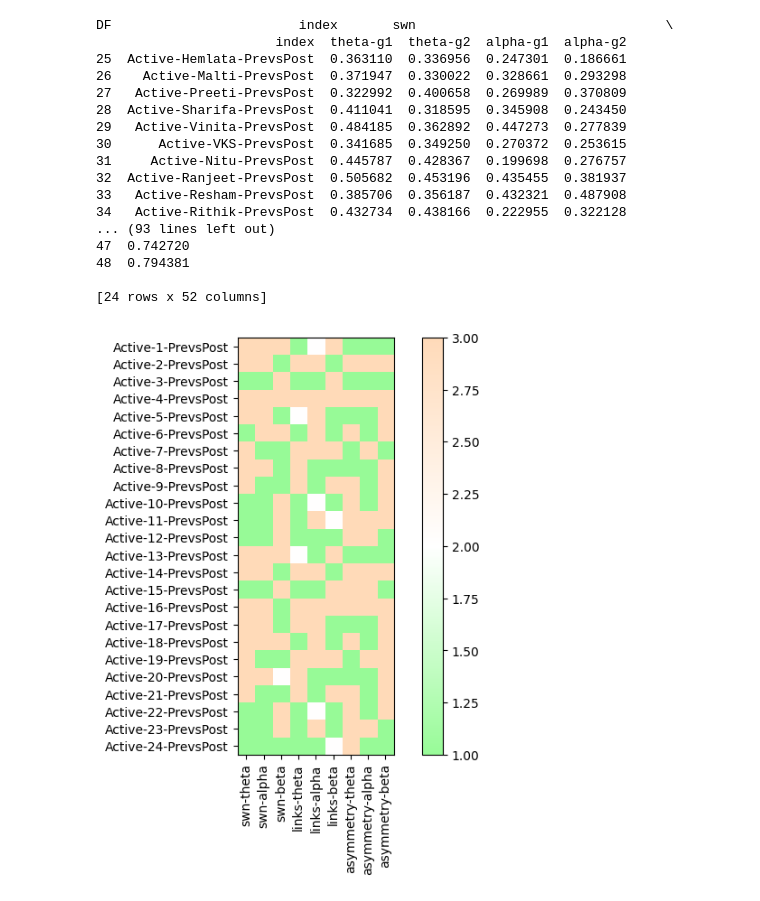
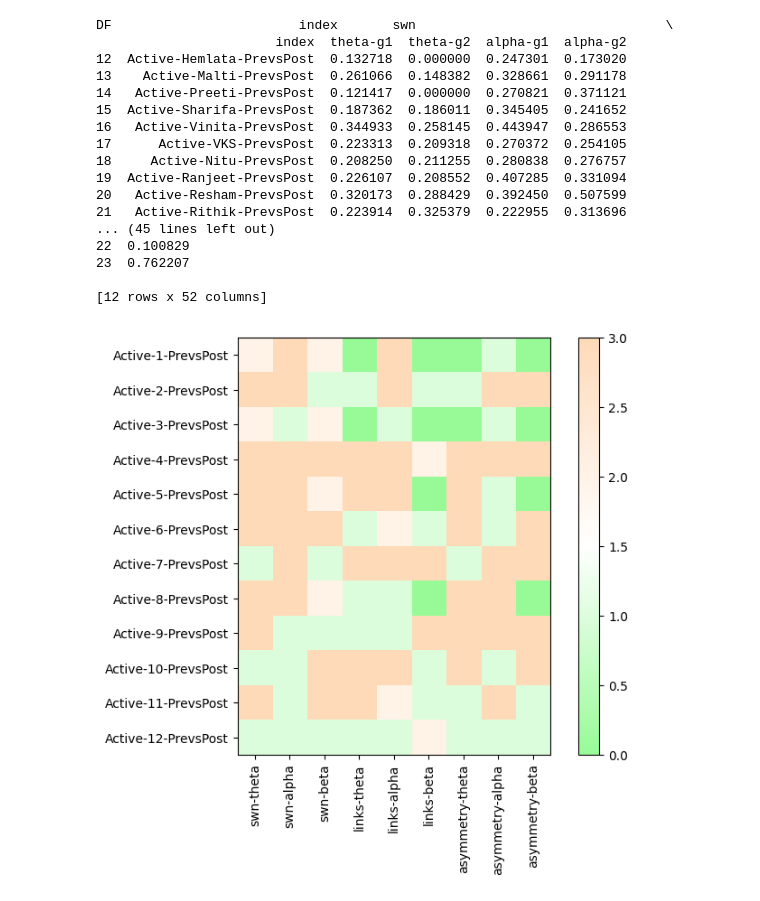
Before and after one commit to vishwanisingh/Depression-tDCS-Analysis, a Jupyter notebook: script-table-to-color-map.ipynb, the cells around one changed output. Cells and saved outputs as stored; diff of their text form; code cells hidden in the pictures.

```diff
--- a/script-table-to-color-map.ipynb
+++ b/script-table-to-color-map.ipynb
@@ -17,8 +17,8 @@ mapping = {0: 'theta', 1: 'alpha', 2: 'beta'}
 existing_file = f"comparison-results/result-2-{ACTIVE_SHAM}.xlsx"
 df = pd.read_excel(existing_file, header=[0,1])
 
-df_without_rows = df.drop(df.index[0:len(df)//2+1])
-df_without_columns = df_without_rows.drop(df_without_rows.columns[0:len(df)//2], axis=1)
+df_without_rows = df.drop(df.index[0:len(df)//2])
+df_without_columns = df_without_rows.drop(df_without_rows.columns[0:len(df)//2+1], axis=1)
 df = df_without_columns
 print("DF", df)
 
@@ -37,68 +37,68 @@ for j in range(len(df)): # rows
     for i in range(1, len(df.columns)-N, 2): # cols
         # SWN
         if i in range(1,6):
-            if np.isnan(df.iloc[j, i]) or np.isnan(df.iloc[j, i+1]):
+            if np.isnan(df.iloc[j, i]) or np.isnan(df.iloc[j, i+1]) or (0 in [df.iloc[j, i], df.iloc[j, i+1]]):
                 condition_matrix[j, i // 2] = 2 # white
                 insignificant_bands.append(i)
             # else:
+            # elif np.abs(df.iloc[j, i] - df.iloc[j, i + 1]) <= 0:
+            #     condition_matrix[j, i // 2] = 2 # white
+            #     insignificant_bands.append(i)
             elif df.iloc[j, i] < df.iloc[j, i + 1]:
                 condition_matrix[j, i // 2] = 1 # green
-            elif np.abs(df.iloc[j, i] - df.iloc[j, i + 1]) <= 0:
-                condition_matrix[j, i // 2] = 2 # white
-                # insignificant_bands.append(i)
             else:
                 condition_matrix[j, i // 2] = 3 # red
         # LINKS
         elif i in range(6,12):
-            # if i-6 in insignificant_bands:
-            #     condition_matrix[j, i // 2] = 0 # white
-            if np.abs(df.iloc[j, i] - df.iloc[j, i + 1]) <= 3: # links difference <= 5
+            if i-6 in insignificant_bands:
+                condition_matrix[j, i // 2] = 0 # white
+            elif np.abs(df.iloc[j, i] - df.iloc[j, i + 1]) <= 3: # links difference <= 5
                 condition_matrix[j, i // 2] = 2 # blue
             elif df.iloc[j, i] < df.iloc[j, i + 1]:
                 condition_matrix[j, i // 2] = 1 # green
             else:
                 condition_matrix[j, i // 2] = 3 # red
         # ASYMMETRY
         elif i in range(12,18):
-            # if i-12 in insignificant_bands:
-            #     condition_matrix[j, i // 2] = 0 # white
+            if i-12 in insignificant_bands:
+                condition_matrix[j, i // 2] = 0 # white
             # else:
-            if np.abs(df.iloc[j, i] - 1) > np.abs(df.iloc[j, i+1] - 1):
+            elif np.abs(df.iloc[j, i] - 1) > np.abs(df.iloc[j, i+1] - 1):
                 condition_matrix[j, i//2] = 1 # green
             elif np.abs(np.abs(df.iloc[j, i] - 1) - np.abs(df.iloc[j, i+1] - 1)) <= 0:
                 condition_matrix[j, i//2] = 2 # blue
             else:
                 condition_matrix[j, i//2] = 3 # red
 
 
 lis = [f"{df.columns[i][0]}-{df.columns[i][1].split('-')[0]}" for i in range(1, len(df.columns)-N-1, 2)]
 y_list = [f"{elem.split('-')[0]}-{i+1}-{elem.split('-')[-1]}" for i, elem in enumerate(list(df.iloc[:, 0]))]
 
 plt.figure(figsize=(8, 6))
 plt.imshow(condition_matrix, cmap=cmap)
 plt.xticks(range(((len(df.columns)-N-1)// 2)), lis, rotation='vertical')
 plt.yticks(range(len(df)), y_list)
 plt.colorbar()
 plt.show()
 # %% [output]
 DF                        index       swn                                \
                        index  theta-g1  theta-g2  alpha-g1  alpha-g2
-25  Active-Hemlata-PrevsPost  0.363110  0.336956  0.247301  0.186661
-26    Active-Malti-PrevsPost  0.371947  0.330022  0.328661  0.293298
-27   Active-Preeti-PrevsPost  0.322992  0.400658  0.269989  0.370809
-28  Active-Sharifa-PrevsPost  0.411041  0.318595  0.345908  0.243450
-29   Active-Vinita-PrevsPost  0.484185  0.362892  0.447273  0.277839
-30      Active-VKS-PrevsPost  0.341685  0.349250  0.270372  0.253615
-31     Active-Nitu-PrevsPost  0.445787  0.428367  0.199698  0.276757
-32  Active-Ranjeet-PrevsPost  0.505682  0.453196  0.435455  0.381937
-33   Active-Resham-PrevsPost  0.385706  0.356187  0.432321  0.487908
-34   Active-Rithik-PrevsPost  0.432734  0.438166  0.222955  0.322128
-... (93 lines left out)
-47  0.742720
-48  0.794381
+12  Active-Hemlata-PrevsPost  0.132718  0.000000  0.247301  0.173020
+13    Active-Malti-PrevsPost  0.261066  0.148382  0.328661  0.291178
+14   Active-Preeti-PrevsPost  0.121417  0.000000  0.270821  0.371121
+15  Active-Sharifa-PrevsPost  0.187362  0.186011  0.345405  0.241652
+16   Active-Vinita-PrevsPost  0.344933  0.258145  0.443947  0.286553
+17      Active-VKS-PrevsPost  0.223313  0.209318  0.270372  0.254105
+18     Active-Nitu-PrevsPost  0.208250  0.211255  0.280838  0.276757
+19  Active-Ranjeet-PrevsPost  0.226107  0.208552  0.407285  0.331094
+20   Active-Resham-PrevsPost  0.320173  0.288429  0.392450  0.507599
+21   Active-Rithik-PrevsPost  0.223914  0.325379  0.222955  0.313696
+... (45 lines left out)
+22  0.100829
+23  0.762207
 
-[24 rows x 52 columns]
+[12 rows x 52 columns]
-[figure, old version]
+[figure, new version]
 # %%
 # existing_file = f"comparison-results/result-Active.xlsx"
 # df = pd.read_excel(existing_file, header=[0,1])
```
Also changed, not shown: parts of 2 cells of this notebook, 5 other files.
